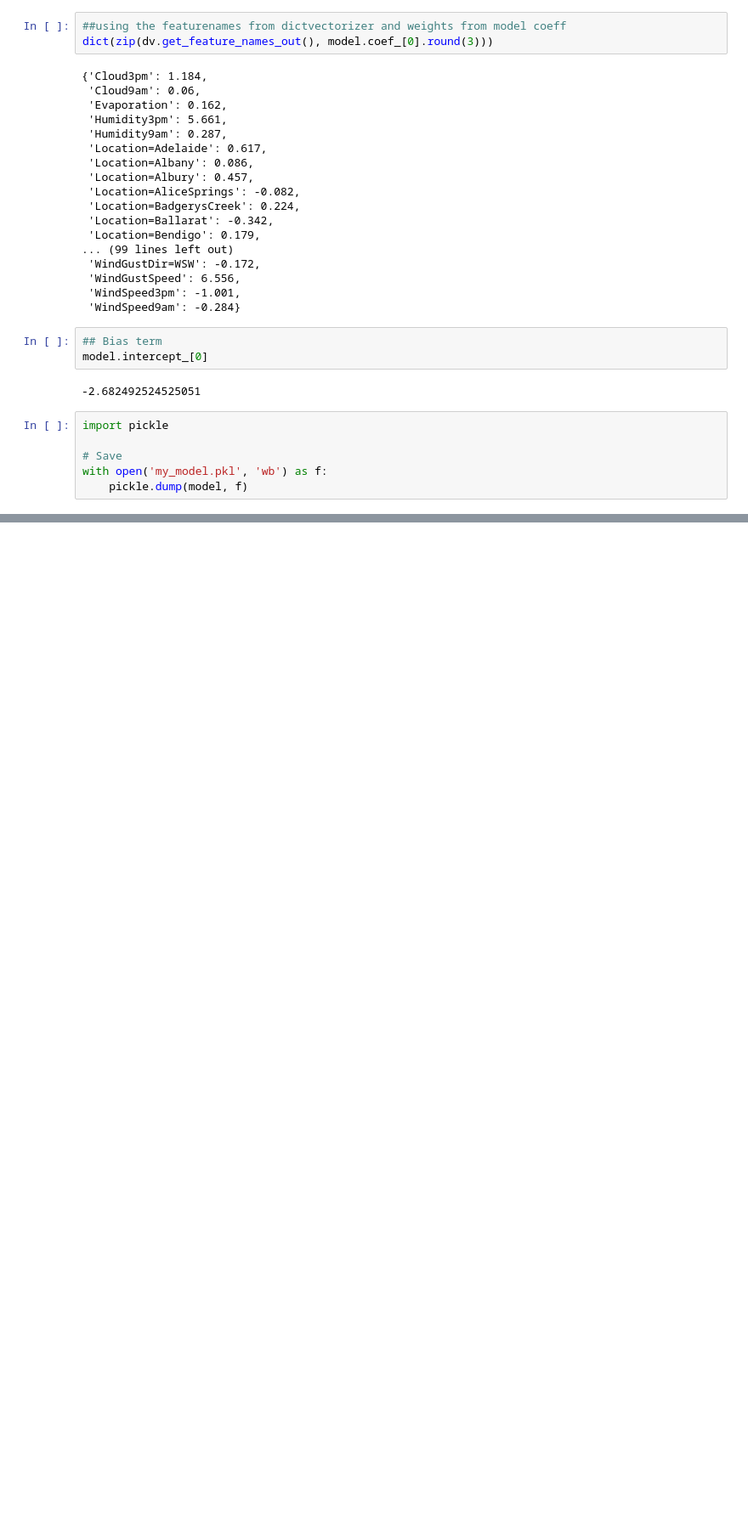
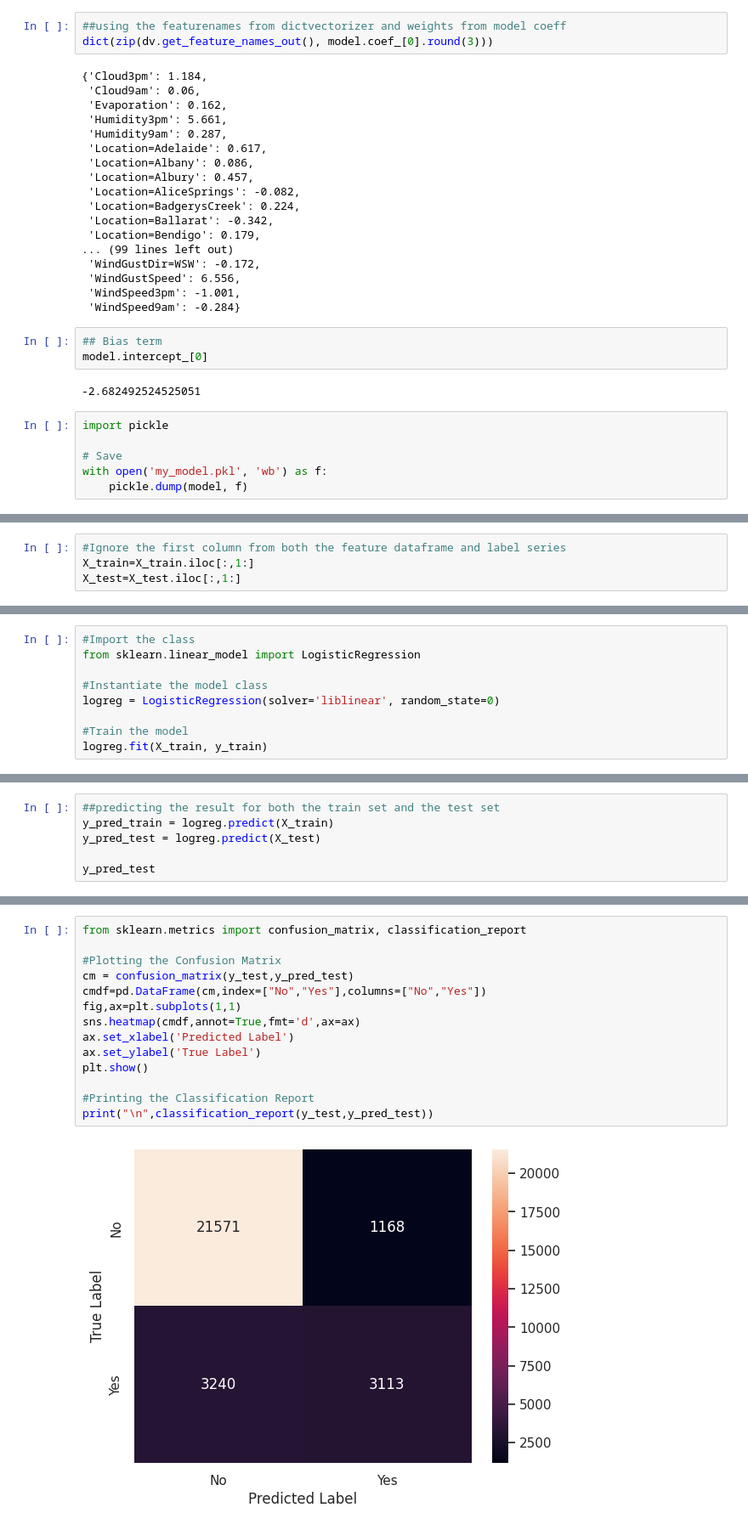
Before and after one commit to NishKoder/DL-Practice-From-Kaggel, a Jupyter notebook: eda-rain-in-australia.ipynb, the cells around one changed output, grey strips where cells are left out. Shown at 85% size. Drawn from its saved outputs; the diff is of its cells as text; blank space fills up the shorter version.

Commit message:
Kaggle Notebook | EDA + Model Evaluation  : Rain in Australia | Version 6

```diff
--- a/eda-rain-in-australia.ipynb
+++ b/eda-rain-in-australia.ipynb
@@ -772,0 +796,4 @@ with open('my_model.pkl', 'wb') as f:
+# %%
+#Ignore the first column from both the feature dataframe and label series
+X_train=X_train.iloc[:,1:]
+X_test=X_test.iloc[:,1:]
@@ -772,0 +811,9 @@ with open('my_model.pkl', 'wb') as f:
+# %%
+#Import the class
+from sklearn.linear_model import LogisticRegression
+
+#Instantiate the model class
+logreg = LogisticRegression(solver='liblinear', random_state=0)
+
+#Train the model
+logreg.fit(X_train, y_train)
@@ -772,0 +822,6 @@ with open('my_model.pkl', 'wb') as f:
+# %%
+##predicting the result for both the train set and the test set
+y_pred_train = logreg.predict(X_train)
+y_pred_test = logreg.predict(X_test)
+
+y_pred_test
@@ -772,0 +863,16 @@ with open('my_model.pkl', 'wb') as f:
+# %%
+from sklearn.metrics import confusion_matrix, classification_report
+
+#Plotting the Confusion Matrix
+cm = confusion_matrix(y_test,y_pred_test)
+cmdf=pd.DataFrame(cm,index=["No","Yes"],columns=["No","Yes"])
+fig,ax=plt.subplots(1,1)
+sns.heatmap(cmdf,annot=True,fmt='d',ax=ax)
+ax.set_xlabel('Predicted Label')
+ax.set_ylabel('True Label')
+plt.show()
+
+#Printing the Classification Report
+print("\n",classification_report(y_test,y_pred_test))
+# %% [output]
+[figure, added]
```
Also changed, not shown: parts of 15 cells of this notebook.
